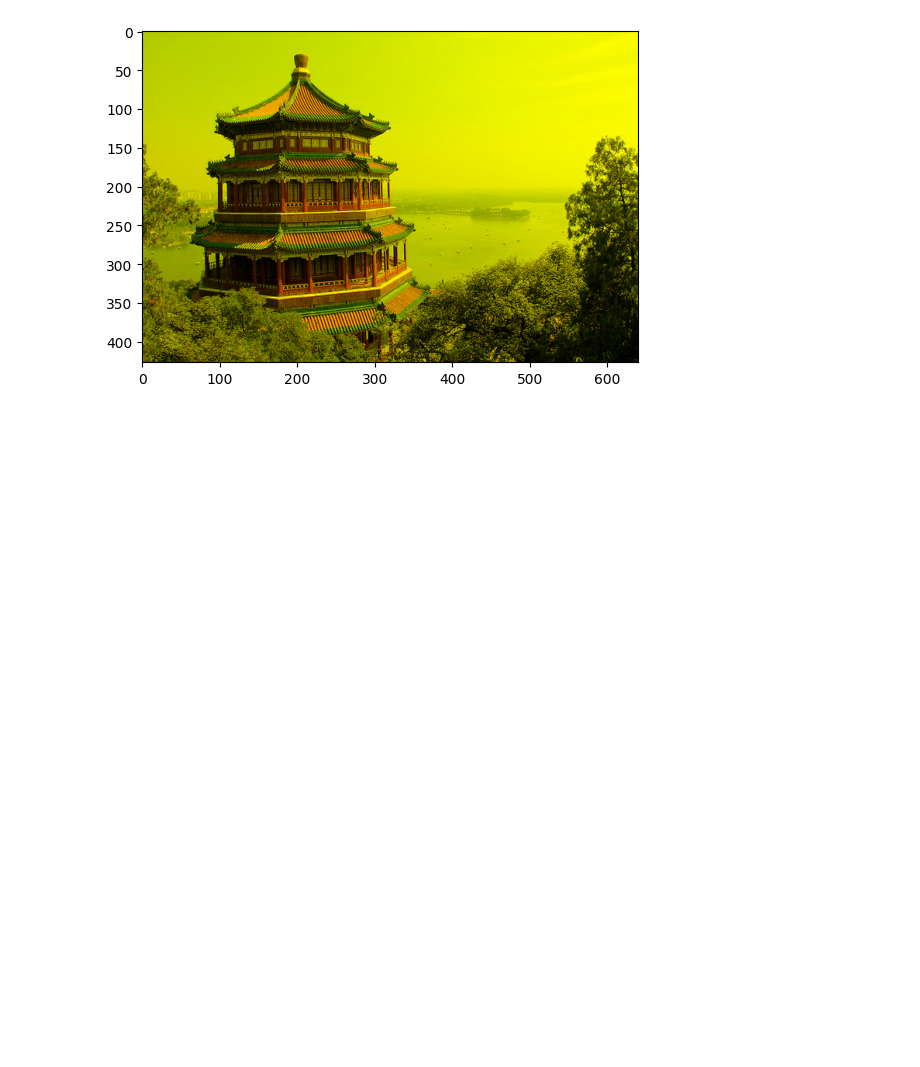
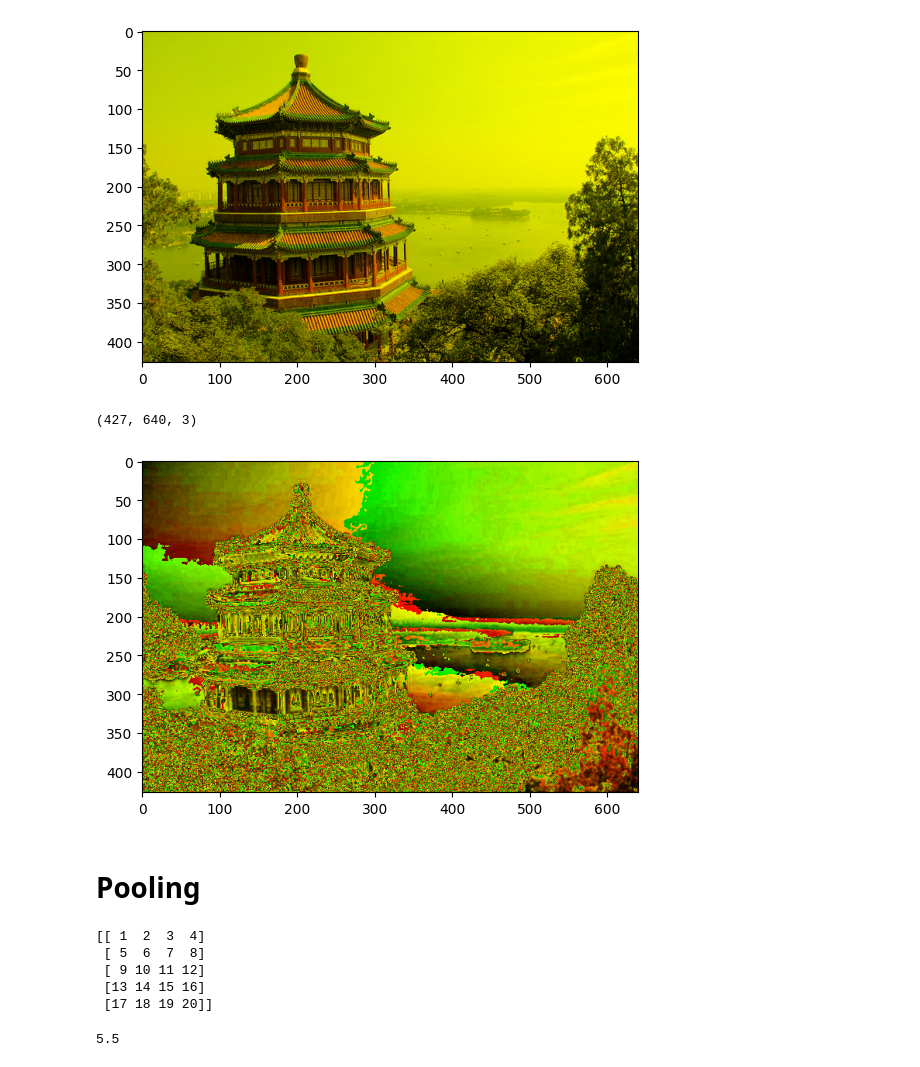
Before and after one commit to JakeOh/202605_BD57, a Jupyter notebook: lab_ml/ml18_cnn.ipynb, the cells around one changed output. Cells and saved outputs as stored; diff of their text form; code cells hidden in the pictures; blank space fills up the shorter version.

Commit message:
Max Pooling, Average Pooling

```diff
--- a/lab_ml/ml18_cnn.ipynb
+++ b/lab_ml/ml18_cnn.ipynb
@@ -204,3 +204,31 @@ plt.imshow(copy)
 plt.show()
 # %% [output]
 [figure]
+# %%
+filter = np.zeros(shape=(3, 3, 3))
+filter[:, :, 0] = 1
+result = convolve(china, filter, mode='same')
+result = result.astype(np.uint8)  # uint8: 8 bits unsigned integer(8bits=1byte 부호 없는 정수)
+print(result.shape)
+# %% [output]
+(427, 640, 3)
+# %%
+plt.imshow(result)
+plt.show()
+# %% [output]
+[figure, added]
+# %% [markdown]
+# Pooling
+# %%
+x = np.arange(1, 21).reshape((5, 4))
+print(x)
+# %% [output]
+[[ 1  2  3  4]
+ [ 5  6  7  8]
+ [ 9 10 11 12]
+ [13 14 15 16]
+ [17 18 19 20]]
+# %%
+(3+4+7+8)/4
+# %% [output]
+5.5
```
Also changed, not shown: parts of 9 cells of this notebook.
